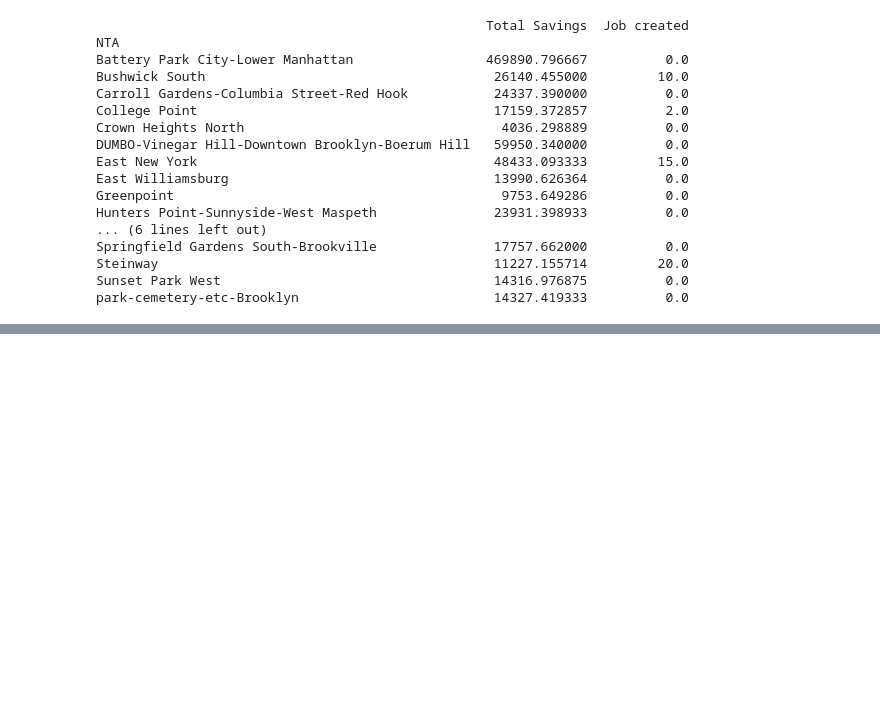
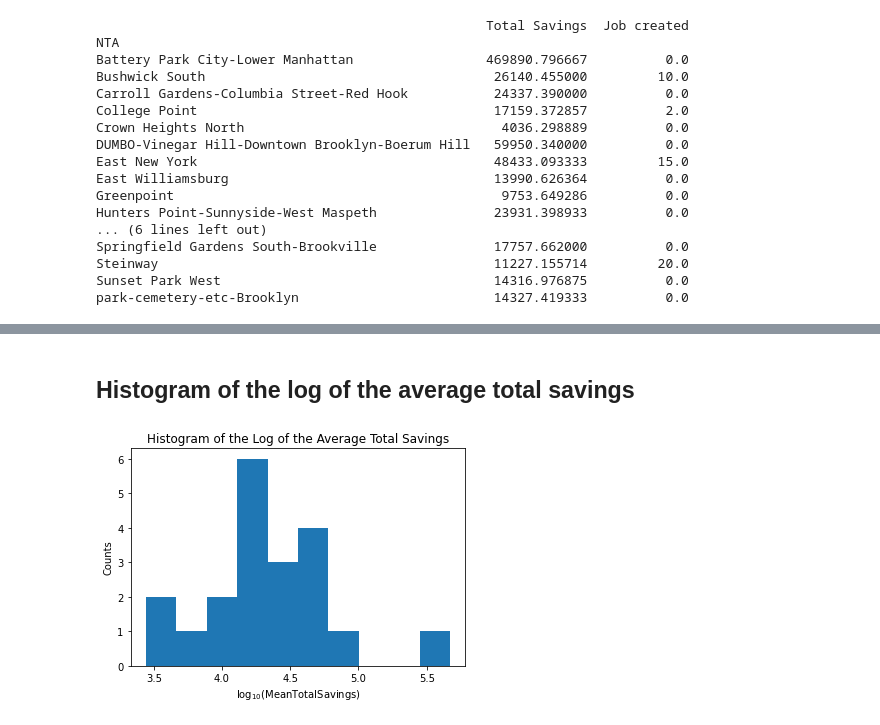
Before and after one commit to dilwong/binder-framework, a Jupyter notebook: Exploratory_Analysis.ipynb, the cells around one changed output, grey strips where cells are left out. Drawn from its saved outputs; the diff is of its cells as text; code cells hidden in the pictures; blank space fills up the shorter version.

```diff
--- a/Exploratory_Analysis.ipynb
+++ b/Exploratory_Analysis.ipynb
@@ -135,0 +157,10 @@ NTAsavings.to_csv('meanTotalSavings_and_totalJobsCreated.csv')
+# %% [markdown]
+## Histogram of the log of the average total savings
+# %%
+fig, ax = plt.subplots(1)
+ax.hist(np.log10(NTAsavings['Total Savings']), bins = 10)
+ax.set_xlabel(r'$\log_{10}(\mathrm{Mean Total Savings})$')
+ax.set_ylabel('Counts')
+ax.set_title('Histogram of the Log of the Average Total Savings');
+# %% [output]
+[figure, added]
```
Also changed, not shown: parts of 7 cells of this notebook.
